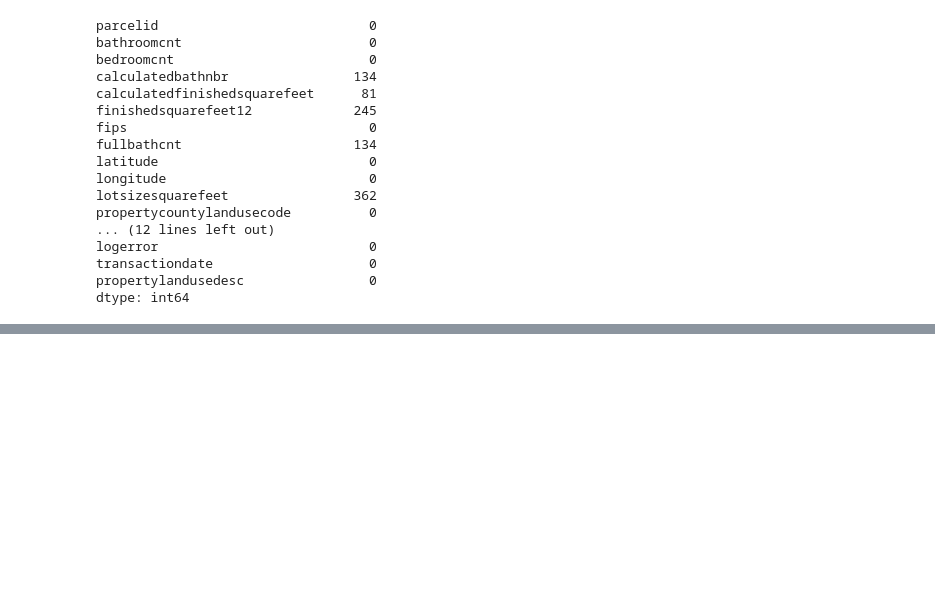
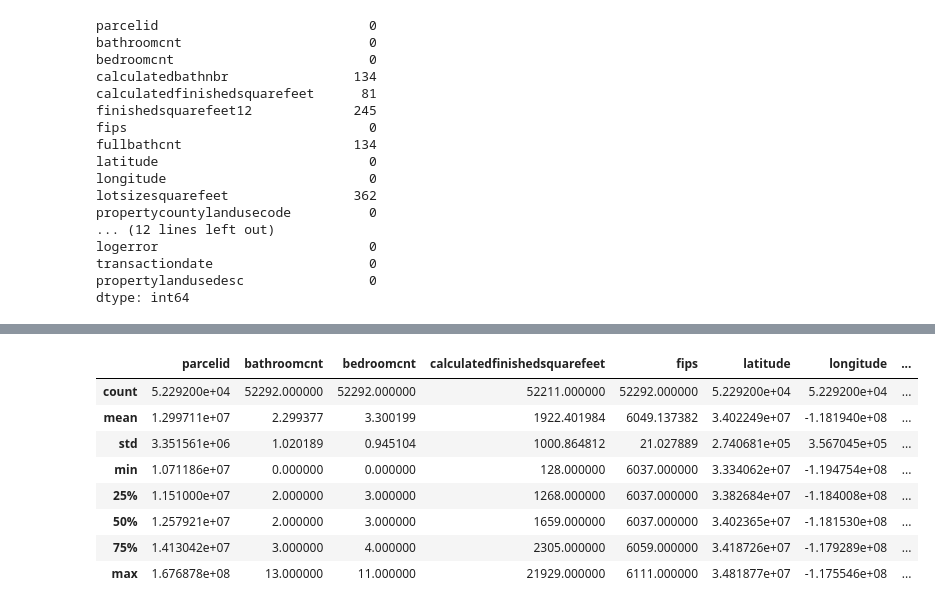
Before and after one commit to RainierCluster/zillow-cluster, a Jupyter notebook: mists_clustsers.ipynb, the cells around one changed output, grey strips where cells are left out. Saved outputs shown, nothing was run; the diff lists cells and outputs as text; code cells hidden in the pictures; blank space fills up the shorter version.

```diff
--- a/mists_clustsers.ipynb
+++ b/mists_clustsers.ipynb
@@ -83,0 +140,12 @@ dtype: int64
+# %%
+df.describe()
+# %% [output]
+|  | parcelid | bathroomcnt | bedroomcnt | calculatedfinishedsquarefeet | fips | latitude | longitude | ... |
+| count | 5.229200e+04 | 52292.000000 | 52292.000000 | 52211.000000 | 52292.000000 | 5.229200e+04 | 5.229200e+04 | ... |
+| mean | 1.299711e+07 | 2.299377 | 3.300199 | 1922.401984 | 6049.137382 | 3.402249e+07 | -1.181940e+08 | ... |
+| std | 3.351561e+06 | 1.020189 | 0.945104 | 1000.864812 | 21.027889 | 2.740681e+05 | 3.567045e+05 | ... |
+| min | 1.071186e+07 | 0.000000 | 0.000000 | 128.000000 | 6037.000000 | 3.334062e+07 | -1.194754e+08 | ... |
+| 25% | 1.151000e+07 | 2.000000 | 3.000000 | 1268.000000 | 6037.000000 | 3.382684e+07 | -1.184008e+08 | ... |
+| 50% | 1.257921e+07 | 2.000000 | 3.000000 | 1659.000000 | 6037.000000 | 3.402365e+07 | -1.181530e+08 | ... |
+| 75% | 1.413042e+07 | 3.000000 | 4.000000 | 2305.000000 | 6059.000000 | 3.418726e+07 | -1.179289e+08 | ... |
+| max | 1.676878e+08 | 13.000000 | 11.000000 | 21929.000000 | 6111.000000 | 3.481877e+07 | -1.175546e+08 | ... |
```
Also changed, not shown: parts of 48 cells of this notebook.
